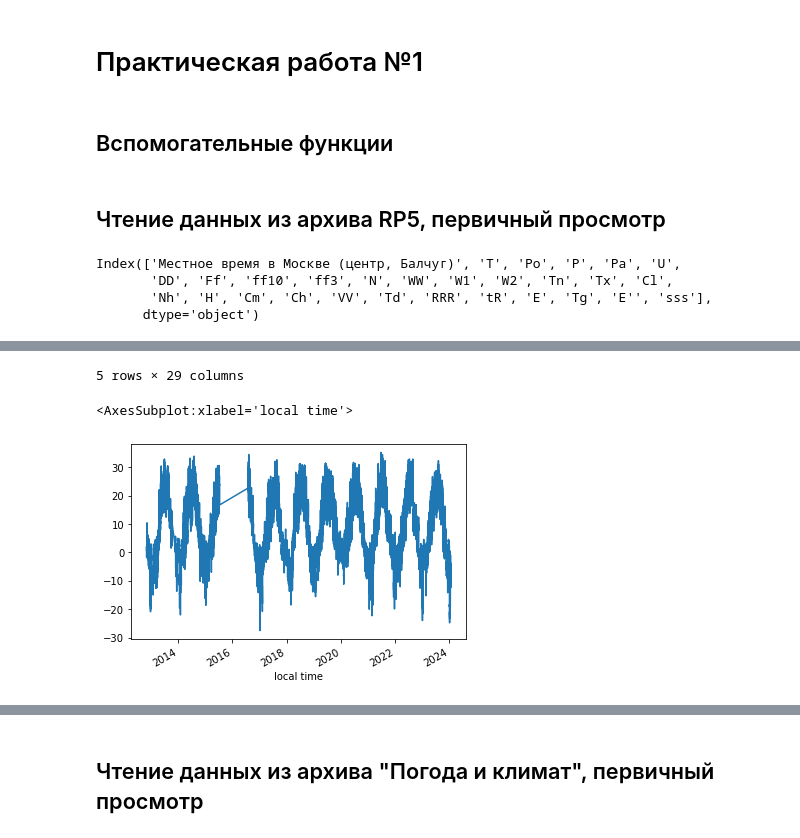
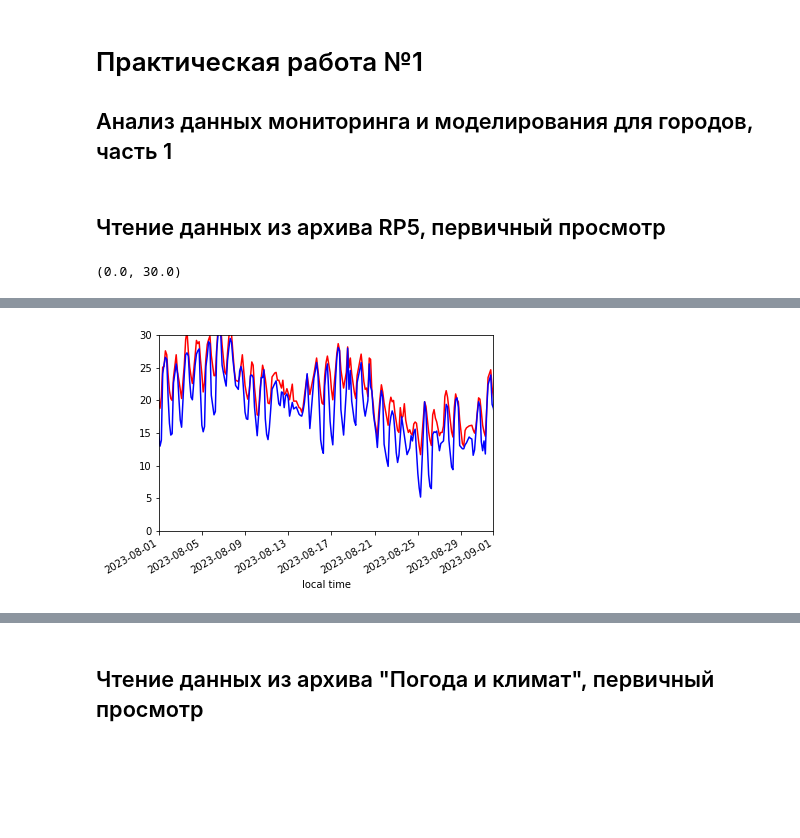
Before and after one commit to mvarentsov/UClim4HSE-2024, a Jupyter notebook: Practice/PW1_example1.ipynb, the cells around one changed output, grey strips where cells are left out. Saved outputs shown, nothing was run; the diff lists cells and outputs as text; code cells hidden in the pictures; blank space fills up the shorter version.

```diff
--- a/Practice/PW1_example1.ipynb
+++ b/Practice/PW1_example1.ipynb
@@ -1,4 +1,5 @@
 # %% [markdown]
 # Практическая работа №1
+## Анализ данных мониторинга и моделирования для городов, часть 1
 # %%
 import pandas as pd
@@ -7,2 +7,0 @@ from matplotlib import pyplot as plt
-# %% [markdown]
-## Вспомогательные функции
@@ -51,14 +8,16 @@ def read_rp5 (path):
 # %% [markdown]
 ## Чтение данных из архива RP5, первичный просмотр
 # %%
-path = r'PW1_data\Moscow_rp5\27605.31.10.2012.21.01.2024.1.0.0.ru.utf8.00000000.xls'
+path_urb = r'PW1_data\Moscow_rp5\27605.31.10.2012.21.01.2024.1.0.0.ru.utf8.00000000.xls'
+path_rur = r'PW1_data\Moscow_rp5\27518.31.10.2012.21.01.2024.1.0.0.ru.utf8.00000000.xls'
 
-df = read_rp5 (path)
-display(df.columns)
-display(df.head())
-df['T'].plot()
+
+df_urb = meteo_utils.read_rp5 (path_urb)
+df_rur = meteo_utils.read_rp5 (path_rur)
+
+df_urb['T'].plot(color = 'red')
+df_rur['T'].plot(color = 'blue')
+plt.xlim([pd.Timestamp(2023,8,1),pd.Timestamp(2023,9,1)])
+plt.ylim([0, 30])
 # %% [output]
-Index(['Местное время в Москве (центр, Балчуг)', 'T', 'Po', 'P', 'Pa', 'U',
-       'DD', 'Ff', 'ff10', 'ff3', 'N', 'WW', 'W1', 'W2', 'Tn', 'Tx', 'Cl',
-       'Nh', 'H', 'Cm', 'Ch', 'VV', 'Td', 'RRR', 'tR', 'E', 'Tg', 'E'', 'sss'],
-      dtype='object')
+(0.0, 30.0)
@@ -72,3 +24 @@ Index(['Местное время в Москве (центр, Балчуг)', '
-5 rows × 29 columns
-<AxesSubplot:xlabel='local time'>
-[figure, old version]
+[figure, new version]
```
Also changed, not shown: parts of 7 cells of this notebook, 2 other files.
